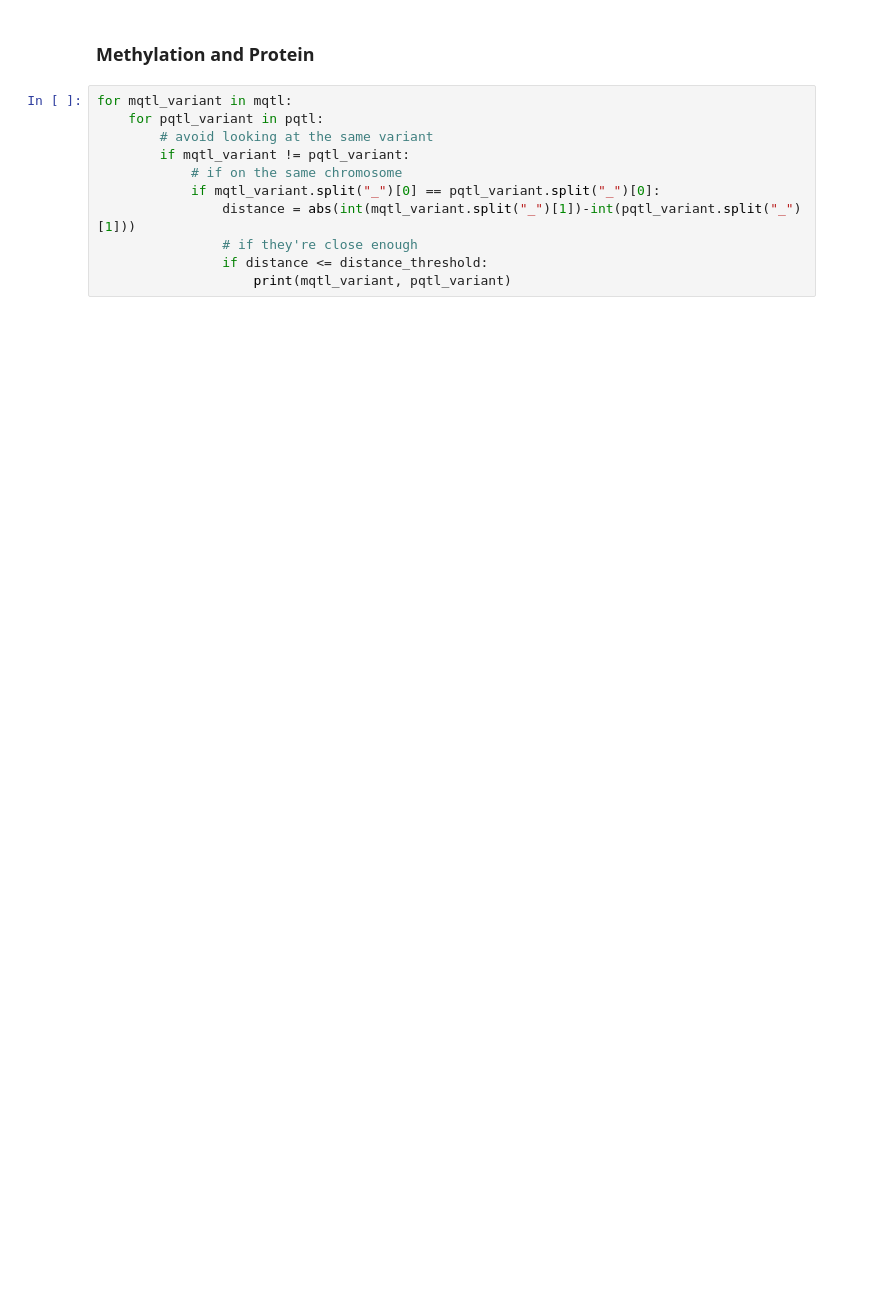
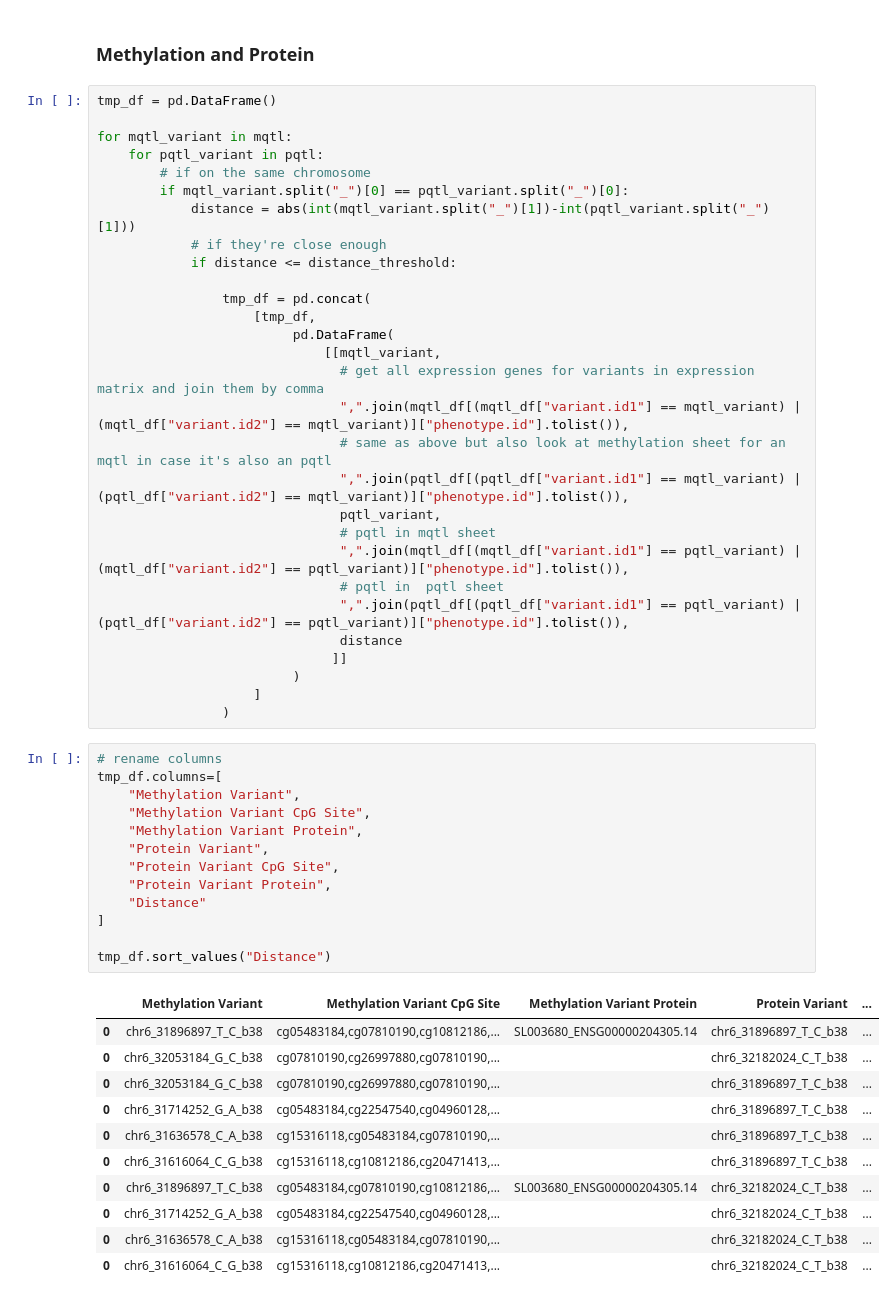
Before and after one commit to YogiOnBioinformatics/COPD-Clinical-Metric-Prediction-from-RNA-Seq, a Jupyter notebook: qtl-association/notebooks/fuzzy_match.ipynb, the cells around one changed output. Saved outputs shown, nothing was run; the diff lists cells and outputs as text; blank space fills up the shorter version.

```diff
--- a/qtl-association/notebooks/fuzzy_match.ipynb
+++ b/qtl-association/notebooks/fuzzy_match.ipynb
@@ -119,13 +166,56 @@ eqtl_df[(eqtl_df["variant.id1"].isin(tmp_df[0])) | (eqtl_df["variant.id2"].isin(
 # %% [markdown]
 ### Methylation and Protein
-# %%
-for mqtl_variant in mqtl:
-    for pqtl_variant in pqtl:
-        # avoid looking at the same variant
-        if mqtl_variant != pqtl_variant:
-            # if on the same chromosome
-            if mqtl_variant.split("_")[0] == pqtl_variant.split("_")[0]:
-                distance = abs(int(mqtl_variant.split("_")[1])-int(pqtl_variant.split("_")[1]))
-                # if they're close enough
-                if distance <= distance_threshold:
-                    print(mqtl_variant, pqtl_variant)
+# %%
+tmp_df = pd.DataFrame()
+
+for mqtl_variant in mqtl:
+    for pqtl_variant in pqtl:
+        # if on the same chromosome
+        if mqtl_variant.split("_")[0] == pqtl_variant.split("_")[0]:
+            distance = abs(int(mqtl_variant.split("_")[1])-int(pqtl_variant.split("_")[1]))
+            # if they're close enough
+            if distance <= distance_threshold:
+
+                tmp_df = pd.concat(
+                    [tmp_df,
+                         pd.DataFrame(
+                             [[mqtl_variant,
+                               # get all expression genes for variants in expression matrix and join them by comma
+                               ",".join(mqtl_df[(mqtl_df["variant.id1"] == mqtl_variant) | (mqtl_df["variant.id2"] == mqtl_variant)]["phenotype.id"].tolist()),
+                               # same as above but also look at methylation sheet for an mqtl in case it's also an pqtl
+                               ",".join(pqtl_df[(pqtl_df["variant.id1"] == mqtl_variant) | (pqtl_df["variant.id2"] == mqtl_variant)]["phenotype.id"].tolist()),
+                               pqtl_variant,
+                               # pqtl in mqtl sheet
+                               ",".join(mqtl_df[(mqtl_df["variant.id1"] == pqtl_variant) | (mqtl_df["variant.id2"] == pqtl_variant)]["phenotype.id"].tolist()),
+                               # pqtl in  pqtl sheet
+                               ",".join(pqtl_df[(pqtl_df["variant.id1"] == pqtl_variant) | (pqtl_df["variant.id2"] == pqtl_variant)]["phenotype.id"].tolist()),
+                               distance
+                              ]]
+                         )
+                    ]
+                )
+# %%
+# rename columns
+tmp_df.columns=[
+    "Methylation Variant",
+    "Methylation Variant CpG Site",
+    "Methylation Variant Protein",
+    "Protein Variant",
+    "Protein Variant CpG Site",
+    "Protein Variant Protein",
+    "Distance"
+]
+
+tmp_df.sort_values("Distance")
+# %% [output]
+|  | Methylation Variant | Methylation Variant CpG Site | Methylation Variant Protein | Protein Variant | ... |
+| 0 | chr6_31896897_T_C_b38 | cg05483184,cg07810190,cg10812186,... | SL003680_ENSG00000204305.14 | chr6_31896897_T_C_b38 | ... |
+| 0 | chr6_32053184_G_C_b38 | cg07810190,cg26997880,cg07810190,... |  | chr6_32182024_C_T_b38 | ... |
+| 0 | chr6_32053184_G_C_b38 | cg07810190,cg26997880,cg07810190,... |  | chr6_31896897_T_C_b38 | ... |
+| 0 | chr6_31714252_G_A_b38 | cg05483184,cg22547540,cg04960128,... |  | chr6_31896897_T_C_b38 | ... |
+| 0 | chr6_31636578_C_A_b38 | cg15316118,cg05483184,cg07810190,... |  | chr6_31896897_T_C_b38 | ... |
+| 0 | chr6_31616064_C_G_b38 | cg15316118,cg10812186,cg20471413,... |  | chr6_31896897_T_C_b38 | ... |
+| 0 | chr6_31896897_T_C_b38 | cg05483184,cg07810190,cg10812186,... | SL003680_ENSG00000204305.14 | chr6_32182024_C_T_b38 | ... |
+| 0 | chr6_31714252_G_A_b38 | cg05483184,cg22547540,cg04960128,... |  | chr6_32182024_C_T_b38 | ... |
+| 0 | chr6_31636578_C_A_b38 | cg15316118,cg05483184,cg07810190,... |  | chr6_32182024_C_T_b38 | ... |
+| 0 | chr6_31616064_C_G_b38 | cg15316118,cg10812186,cg20471413,... |  | chr6_32182024_C_T_b38 | ... |
```
Also changed, not shown: parts of 17 cells of this notebook.
